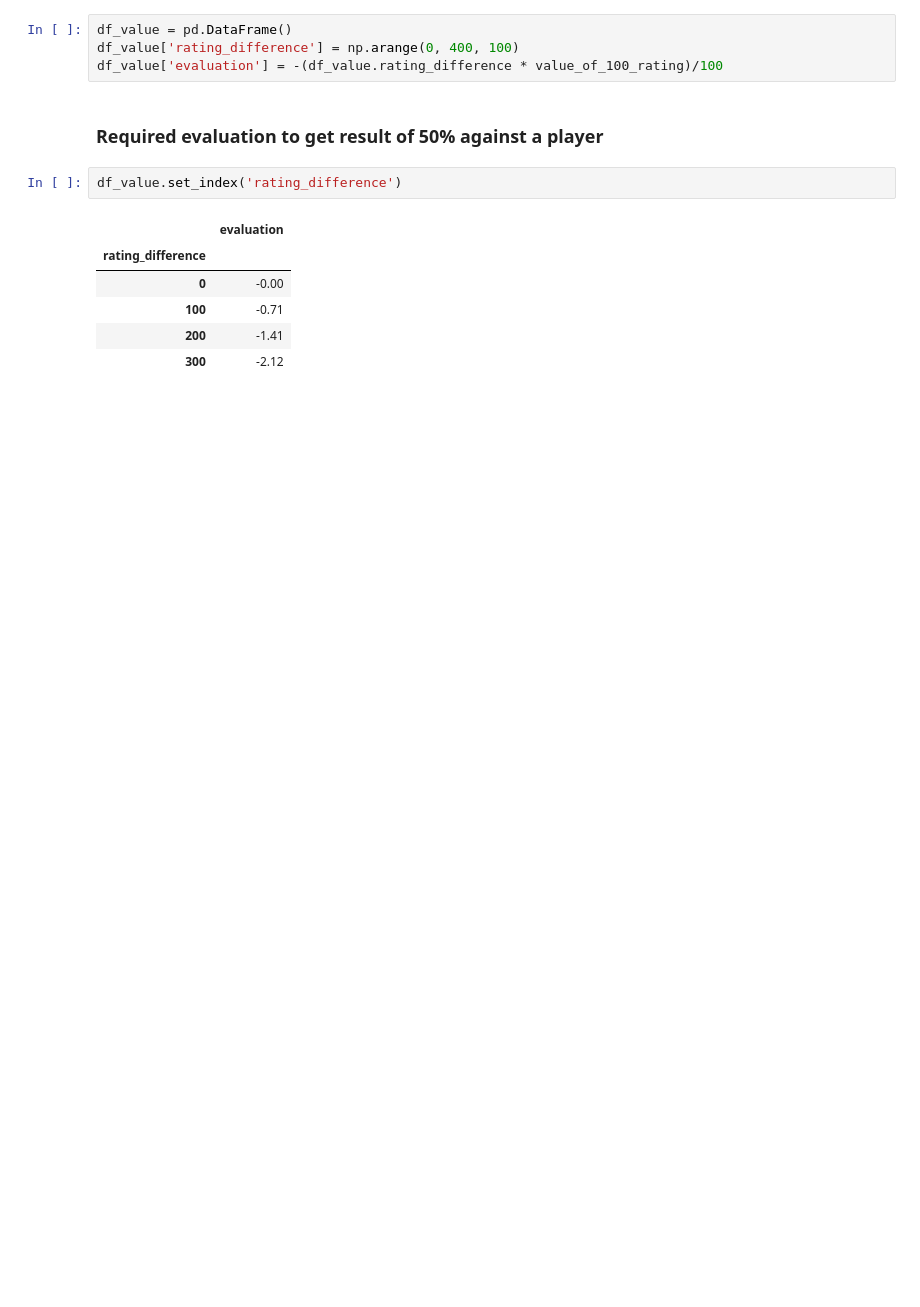
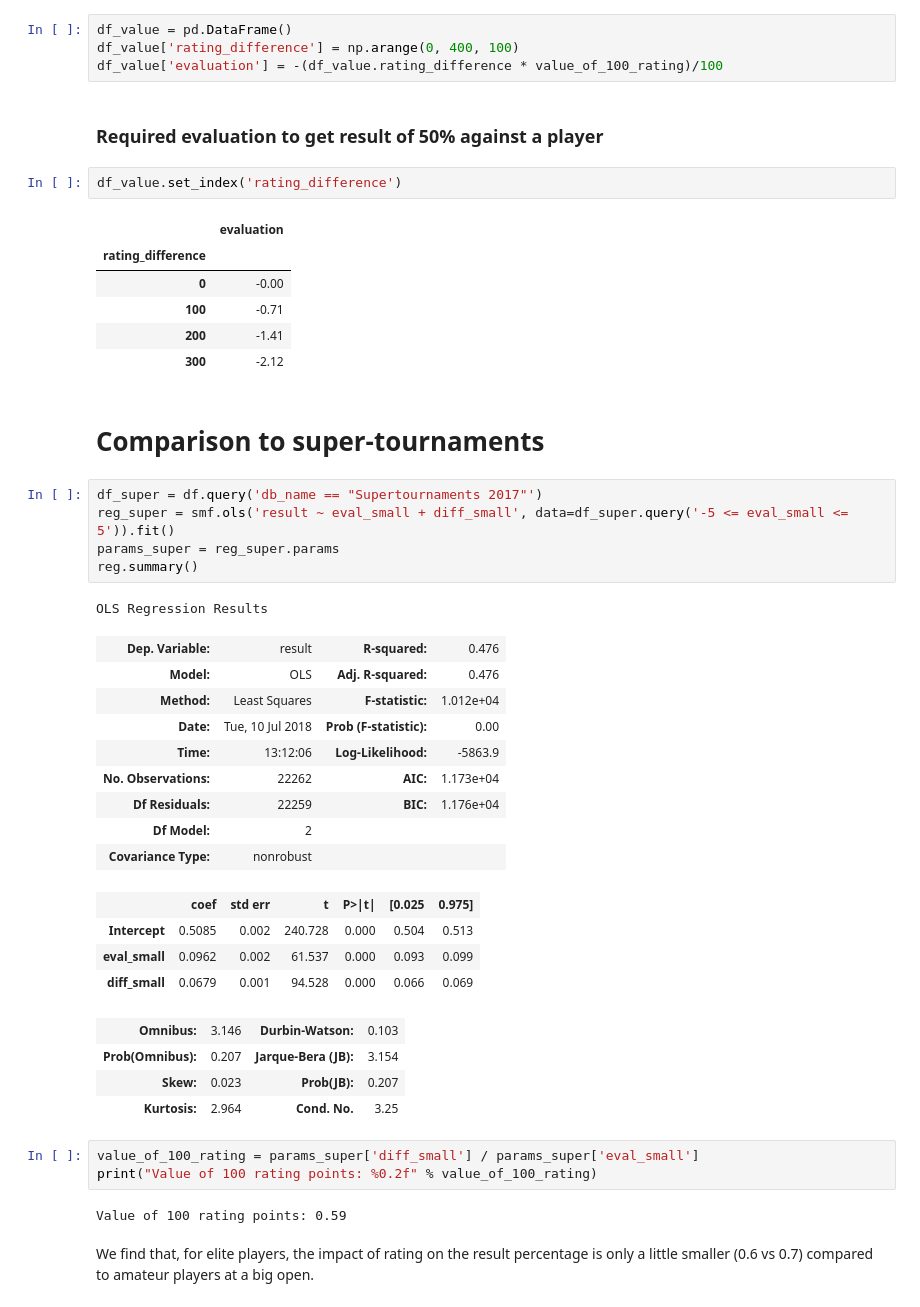
Before and after one commit to cgoldammer/chess-analysis, a Jupyter notebook: game_result_by_evaluation.ipynb, the cells around one changed output. Drawn from its saved outputs; the diff is of its cells as text; blank space fills up the shorter version.

Commit message:
Added comparison to super-tournaments

```diff
--- a/game_result_by_evaluation.ipynb
+++ b/game_result_by_evaluation.ipynb
@@ -121,3 +165,36 @@ df_value.set_index('rating_difference')
 | 100 | -0.71 |
 | 200 | -1.41 |
 | 300 | -2.12 |
+# %% [markdown]
+# Comparison to super-tournaments
+# %%
+df_super = df.query('db_name == "Supertournaments 2017"')
+reg_super = smf.ols('result ~ eval_small + diff_small', data=df_super.query('-5 <= eval_small <= 5')).fit()
+params_super = reg_super.params
+reg.summary()
+# %% [output]
+OLS Regression Results
+| Dep. Variable: | result | R-squared: | 0.476 |
+| Model: | OLS | Adj. R-squared: | 0.476 |
+| Method: | Least Squares | F-statistic: | 1.012e+04 |
+| Date: | Tue, 10 Jul 2018 | Prob (F-statistic): | 0.00 |
+| Time: | 13:12:06 | Log-Likelihood: | -5863.9 |
+| No. Observations: | 22262 | AIC: | 1.173e+04 |
+| Df Residuals: | 22259 | BIC: | 1.176e+04 |
+| Df Model: | 2 |  |  |
+| Covariance Type: | nonrobust |  |  |
+|  | coef | std err | t | P>|t| | [0.025 | 0.975] |
+| Intercept | 0.5085 | 0.002 | 240.728 | 0.000 | 0.504 | 0.513 |
+| eval_small | 0.0962 | 0.002 | 61.537 | 0.000 | 0.093 | 0.099 |
+| diff_small | 0.0679 | 0.001 | 94.528 | 0.000 | 0.066 | 0.069 |
+| Omnibus: | 3.146 | Durbin-Watson: | 0.103 |
+| Prob(Omnibus): | 0.207 | Jarque-Bera (JB): | 3.154 |
+| Skew: | 0.023 | Prob(JB): | 0.207 |
+| Kurtosis: | 2.964 | Cond. No. | 3.25 |
+# %%
+value_of_100_rating = params_super['diff_small'] / params_super['eval_small']
+print("Value of 100 rating points: %0.2f" % value_of_100_rating)
+# %% [output]
+Value of 100 rating points: 0.59
+# %% [markdown]
+We find that, for elite players, the impact of rating on the result percentage is only a little smaller (0.6 vs 0.7) compared to amateur players at a big open.
```
Also changed, not shown: parts of 19 cells of this notebook, 1 other file.
